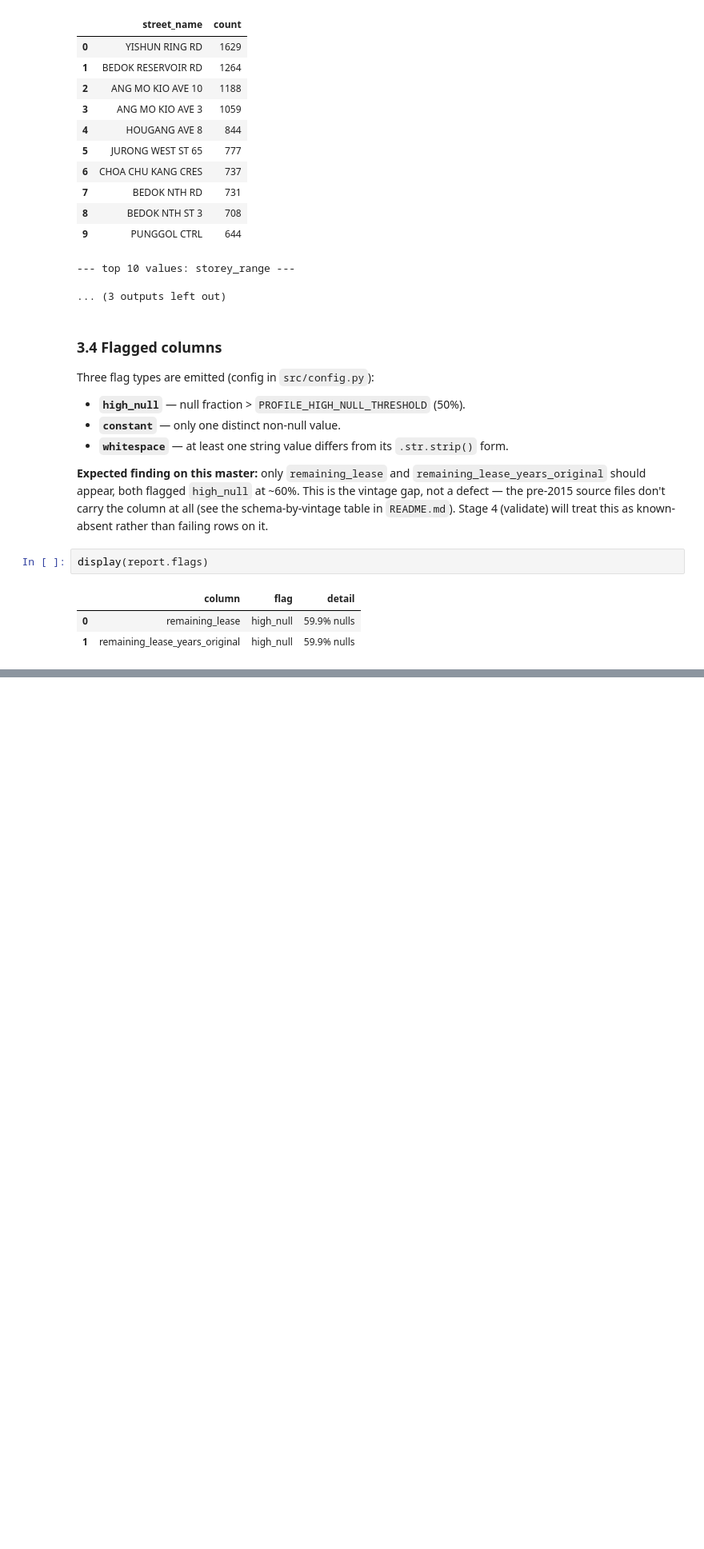
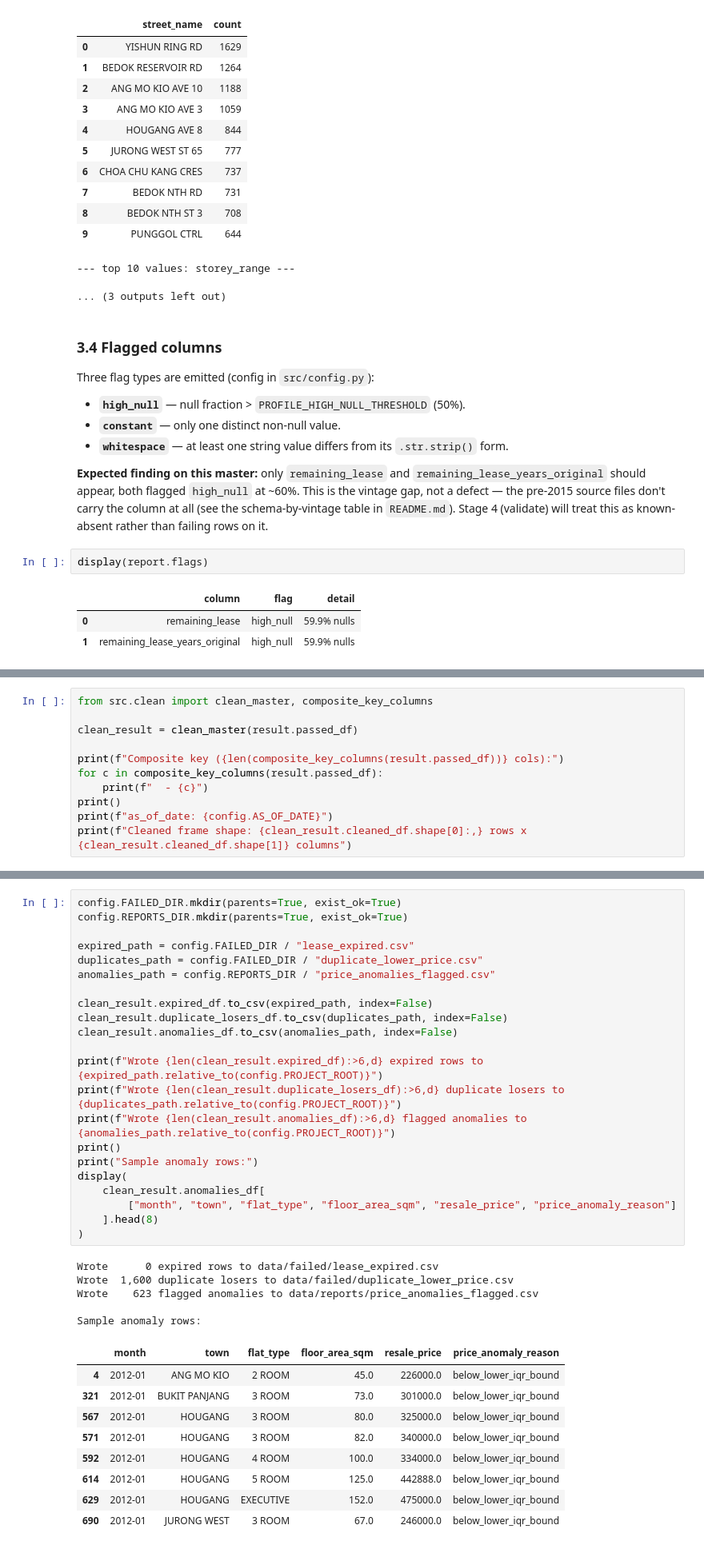
Before and after one commit to ivan-ong/hdb_resale_prices, a Jupyter notebook: notebook/hdb_etl.ipynb, the cells around one changed output, grey strips where cells are left out. Shown at 80% size. Cells and saved outputs as stored; diff of their text form; blank space fills up the shorter version.

```diff
--- a/notebook/hdb_etl.ipynb
+++ b/notebook/hdb_etl.ipynb
@@ -377,0 +493,11 @@ display(report.flags)
+# %%
+from src.clean import clean_master, composite_key_columns
+
+clean_result = clean_master(result.passed_df)
+
+print(f"Composite key ({len(composite_key_columns(result.passed_df))} cols):")
+for c in composite_key_columns(result.passed_df):
+    print(f"  - {c}")
+print()
+print(f"as_of_date: {config.AS_OF_DATE}")
+print(f"Cleaned frame shape: {clean_result.cleaned_df.shape[0]:,} rows x {clean_result.cleaned_df.shape[1]} columns")
@@ -377,0 +528,37 @@ display(report.flags)
+# %%
+config.FAILED_DIR.mkdir(parents=True, exist_ok=True)
+config.REPORTS_DIR.mkdir(parents=True, exist_ok=True)
+
+expired_path = config.FAILED_DIR / "lease_expired.csv"
+duplicates_path = config.FAILED_DIR / "duplicate_lower_price.csv"
+anomalies_path = config.REPORTS_DIR / "price_anomalies_flagged.csv"
+
+clean_result.expired_df.to_csv(expired_path, index=False)
+clean_result.duplicate_losers_df.to_csv(duplicates_path, index=False)
+clean_result.anomalies_df.to_csv(anomalies_path, index=False)
+
+print(f"Wrote {len(clean_result.expired_df):>6,d} expired rows to {expired_path.relative_to(config.PROJECT_ROOT)}")
+print(f"Wrote {len(clean_result.duplicate_losers_df):>6,d} duplicate losers to {duplicates_path.relative_to(config.PROJECT_ROOT)}")
+print(f"Wrote {len(clean_result.anomalies_df):>6,d} flagged anomalies to {anomalies_path.relative_to(config.PROJECT_ROOT)}")
+print()
+print("Sample anomaly rows:")
+display(
+    clean_result.anomalies_df[
+        ["month", "town", "flat_type", "floor_area_sqm", "resale_price", "price_anomaly_reason"]
+    ].head(8)
+)
+# %% [output]
+Wrote      0 expired rows to data/failed/lease_expired.csv
+Wrote  1,600 duplicate losers to data/failed/duplicate_lower_price.csv
+Wrote    623 flagged anomalies to data/reports/price_anomalies_flagged.csv
+
+Sample anomaly rows:
+|  | month | town | flat_type | floor_area_sqm | resale_price | price_anomaly_reason |
+| 4 | 2012-01 | ANG MO KIO | 2 ROOM | 45.0 | 226000.0 | below_lower_iqr_bound |
+| 321 | 2012-01 | BUKIT PANJANG | 3 ROOM | 73.0 | 301000.0 | below_lower_iqr_bound |
+| 567 | 2012-01 | HOUGANG | 3 ROOM | 80.0 | 325000.0 | below_lower_iqr_bound |
+| 571 | 2012-01 | HOUGANG | 3 ROOM | 82.0 | 340000.0 | below_lower_iqr_bound |
+| 592 | 2012-01 | HOUGANG | 4 ROOM | 100.0 | 334000.0 | below_lower_iqr_bound |
+| 614 | 2012-01 | HOUGANG | 5 ROOM | 125.0 | 442888.0 | below_lower_iqr_bound |
+| 629 | 2012-01 | HOUGANG | EXECUTIVE | 152.0 | 475000.0 | below_lower_iqr_bound |
+| 690 | 2012-01 | JURONG WEST | 3 ROOM | 67.0 | 246000.0 | below_lower_iqr_bound |
```
Also changed, not shown: parts of 19 cells of this notebook, 7 other files.
